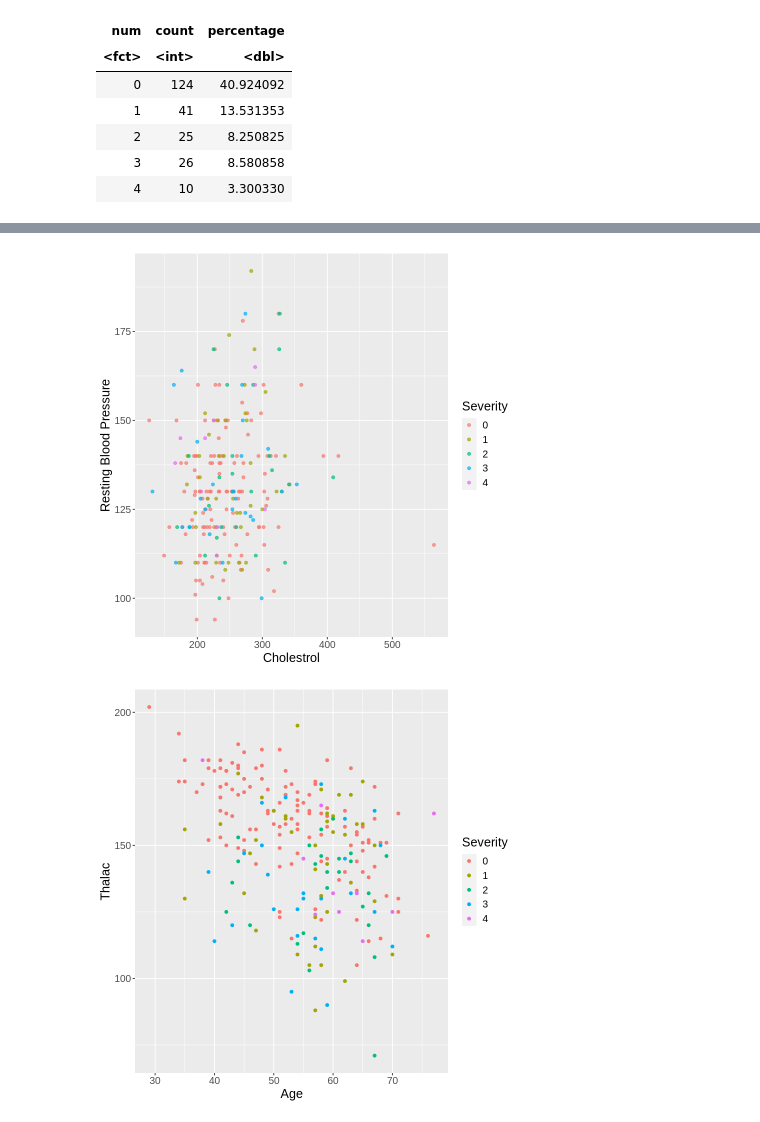
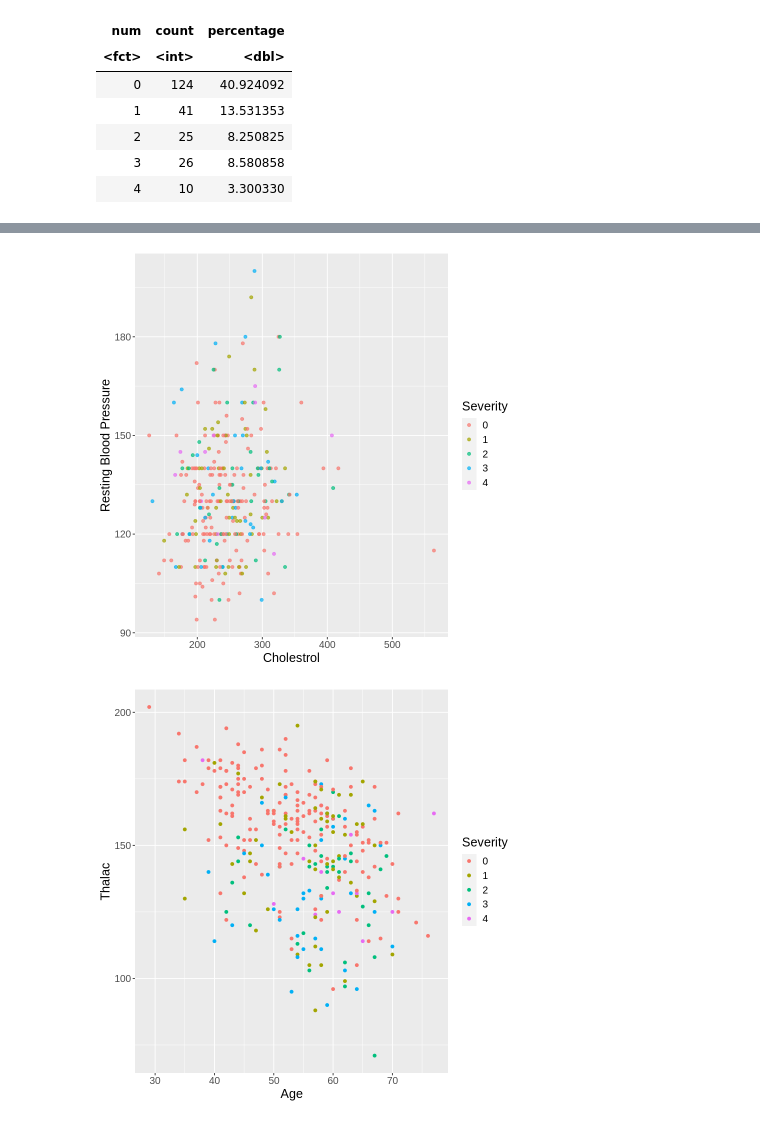
Before and after one commit to xenshreyas/Heart-Disease-Analysis, a Jupyter notebook: train_relationships.ipynb, the cells around one changed output, grey strips where cells are left out. Saved outputs shown, nothing was run; the diff lists cells and outputs as text; code cells hidden in the pictures.

```diff
--- a/train_relationships.ipynb
+++ b/train_relationships.ipynb
@@ -133,15 +133,15 @@ train_sex_dist
 # %%
-chol_vs_trestbps <- heart_train |>
+chol_vs_trestbps <- heart_data |>
                     ggplot(aes(x = chol, y = trestbps, color = num)) +
                     geom_point(alpha = 0.7) +
                     #facet_grid(rows = vars(num)) +
                     labs(x = "Cholestrol", y = "Resting Blood Pressure", color = "Severity") +
                     theme(text = element_text(size = 15))
 chol_vs_trestbps
 # %% [output]
-[figure, old version]
+[figure, new version]
 # %%
-age_vs_thalac <- heart_train |>
+age_vs_thalac <- heart_data |>
                     ggplot(aes(x = age, y = thalach, color = num)) +
                     geom_point(alpha = 1) +
                     #facet_grid(rows = vars(num)) +
@@ -149,5 +149,5 @@ age_vs_thalac <- heart_train |>
                     theme(text = element_text(size = 15))
 age_vs_thalac
 # %% [output]
-[figure, old version]
+[figure, new version]
 # %%
```
Also changed, not shown: parts of 5 cells of this notebook.
